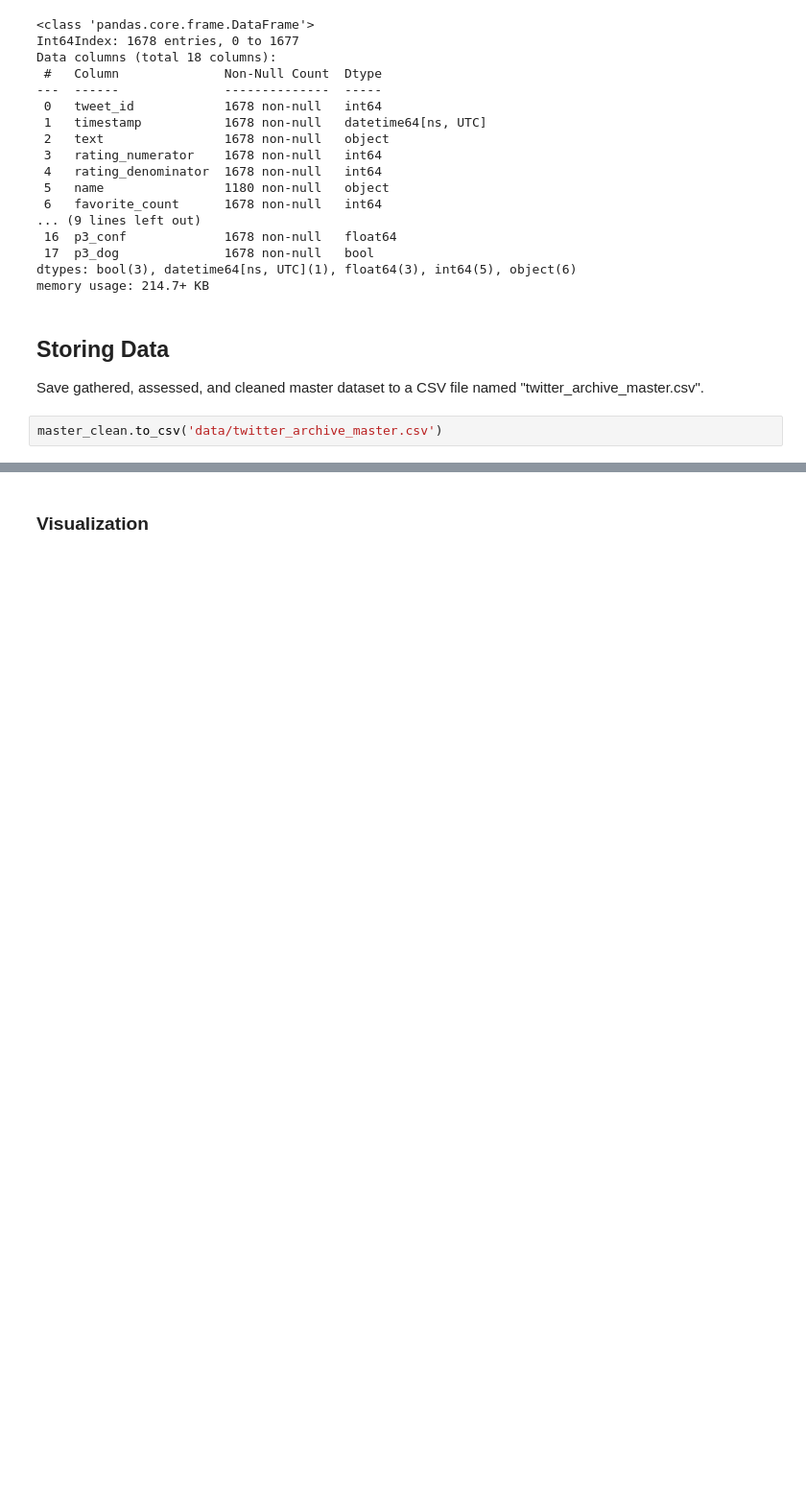
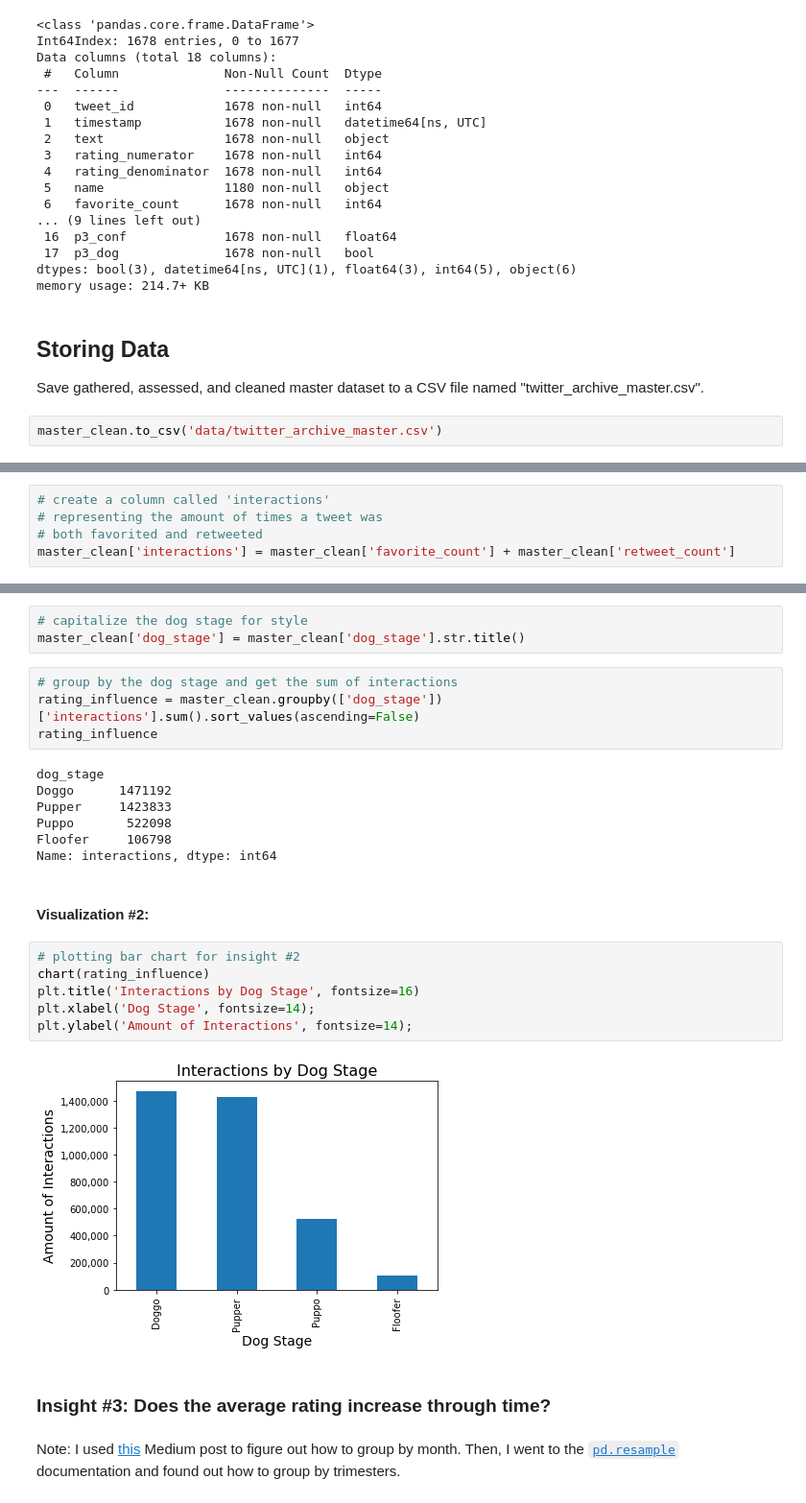
Before and after one commit to tharcyla/wrangle-and-analyze-data, a Jupyter notebook: wrangle_act.ipynb, the cells around one changed output, grey strips where cells are left out. Shown: that part at 96% size. Drawn from its saved outputs; the diff is of its cells as text; blank space fills up the shorter version.

```diff
--- a/wrangle_act.ipynb
+++ b/wrangle_act.ipynb
@@ -1213,0 +1255,5 @@ In this section, analyze and visualize your wrangled data. You must produce at l
+# %%
+# create a column called 'interactions'
+# representing the amount of times a tweet was
+# both favorited and retweeted
+master_clean['interactions'] = master_clean['favorite_count'] + master_clean['retweet_count']
@@ -1214,2 +1266,28 @@ In this section, analyze and visualize your wrangled data. You must produce at l
+# %%
+# capitalize the dog stage for style
+master_clean['dog_stage'] = master_clean['dog_stage'].str.title()
+# %%
+# group by the dog stage and get the sum of interactions
+rating_influence = master_clean.groupby(['dog_stage'])['interactions'].sum().sort_values(ascending=False)
+rating_influence
+# %% [output]
+dog_stage
+Doggo      1471192
+Pupper     1423833
+Puppo       522098
+Floofer     106798
+Name: interactions, dtype: int64
 # %% [markdown]
-### Visualization
+#### Visualization #2:
+# %%
+# plotting bar chart for insight #2
+chart(rating_influence)
+plt.title('Interactions by Dog Stage', fontsize=16)
+plt.xlabel('Dog Stage', fontsize=14);
+plt.ylabel('Amount of Interactions', fontsize=14);
+# %% [output]
+[figure, added]
+# %% [markdown]
+### Insight #3: Does the average rating increase through time?
+# %% [markdown]
+Note: I used [this](https://towardsdatascience.com/how-to-group-data-by-different-time-intervals-using-python-pandas-eb7134f9b9b0) Medium post to figure out how to group by month. Then, I went to the [`pd.resample`](https://pandas.pydata.org/docs/reference/api/pandas.DataFrame.resample.html) documentation and found out how to group by trimesters.
```
Also changed, not shown: parts of 22 cells of this notebook.
